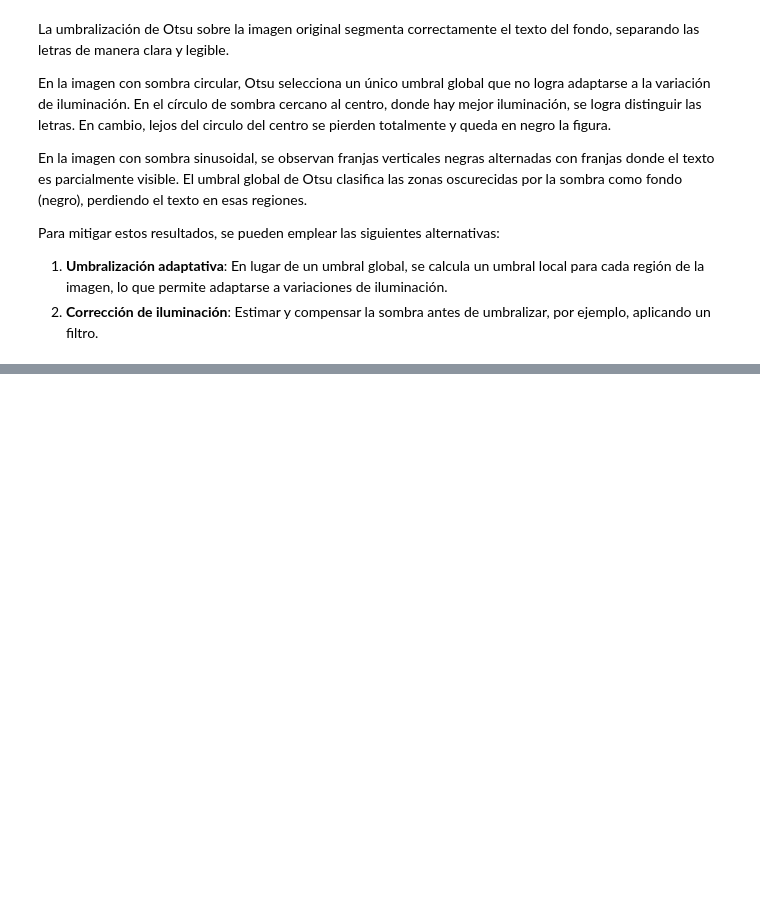
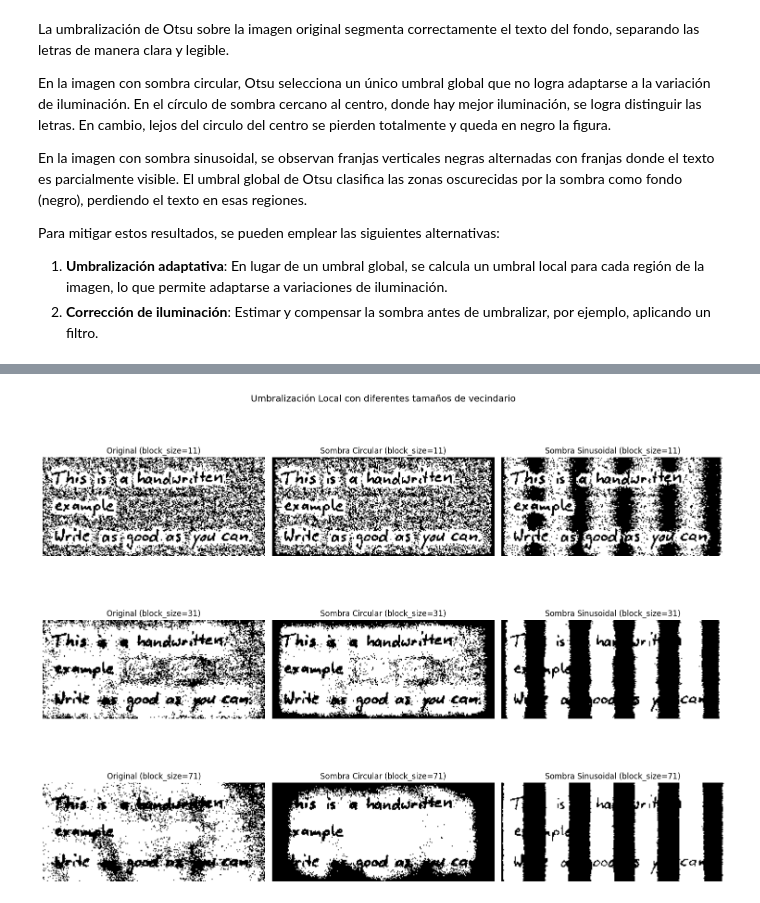
Before and after one commit to santichica/tallleres-cv, a Jupyter notebook: taller3/segmentacion_umbralizacion.ipynb, the cells around one changed output, grey strips where cells are left out. Saved outputs shown, nothing was run; the diff lists cells and outputs as text; code cells hidden in the pictures; blank space fills up the shorter version.

```diff
--- a/taller3/segmentacion_umbralizacion.ipynb
+++ b/taller3/segmentacion_umbralizacion.ipynb
@@ -317,0 +320,34 @@ Para mitigar estos resultados, se pueden emplear las siguientes alternativas:
+# %%
+from skimage.filters import threshold_local
+
+# Probar con diferentes tamaños de vecindario
+block_sizes = [11, 31, 71]
+fig, axs = plt.subplots(3, 3, figsize=(15, 12))
+
+for i, bs in enumerate(block_sizes):
+    ti_text = threshold_local(imagen_text, block_size=bs, method='mean')
+    binary_text = (imagen_text > ti_text) * 255
+
+    ti_circular = threshold_local(shadow_circular_center, block_size=bs, method='mean')
+    binary_circular = (shadow_circular_center > ti_circular) * 255
+
+    ti_sinusoidal = threshold_local(shadow_sinusoidal, block_size=bs, method='mean')
+    binary_sinusoidal = (shadow_sinusoidal > ti_sinusoidal) * 255
+
+    axs[i, 0].imshow(binary_text, cmap='gray')
+    axs[i, 0].set_title(f'Original (block_size={bs})')
+    axs[i, 0].axis('off')
+
+    axs[i, 1].imshow(binary_circular, cmap='gray')
+    axs[i, 1].set_title(f'Sombra Circular (block_size={bs})')
+    axs[i, 1].axis('off')
+
+    axs[i, 2].imshow(binary_sinusoidal, cmap='gray')
+    axs[i, 2].set_title(f'Sombra Sinusoidal (block_size={bs})')
+    axs[i, 2].axis('off')
+
+plt.suptitle('Umbralización Local con diferentes tamaños de vecindario', fontsize=14)
+plt.tight_layout()
+plt.show()
+# %% [output]
+[figure, added]
```
Also changed, not shown: parts of 2 cells of this notebook.
